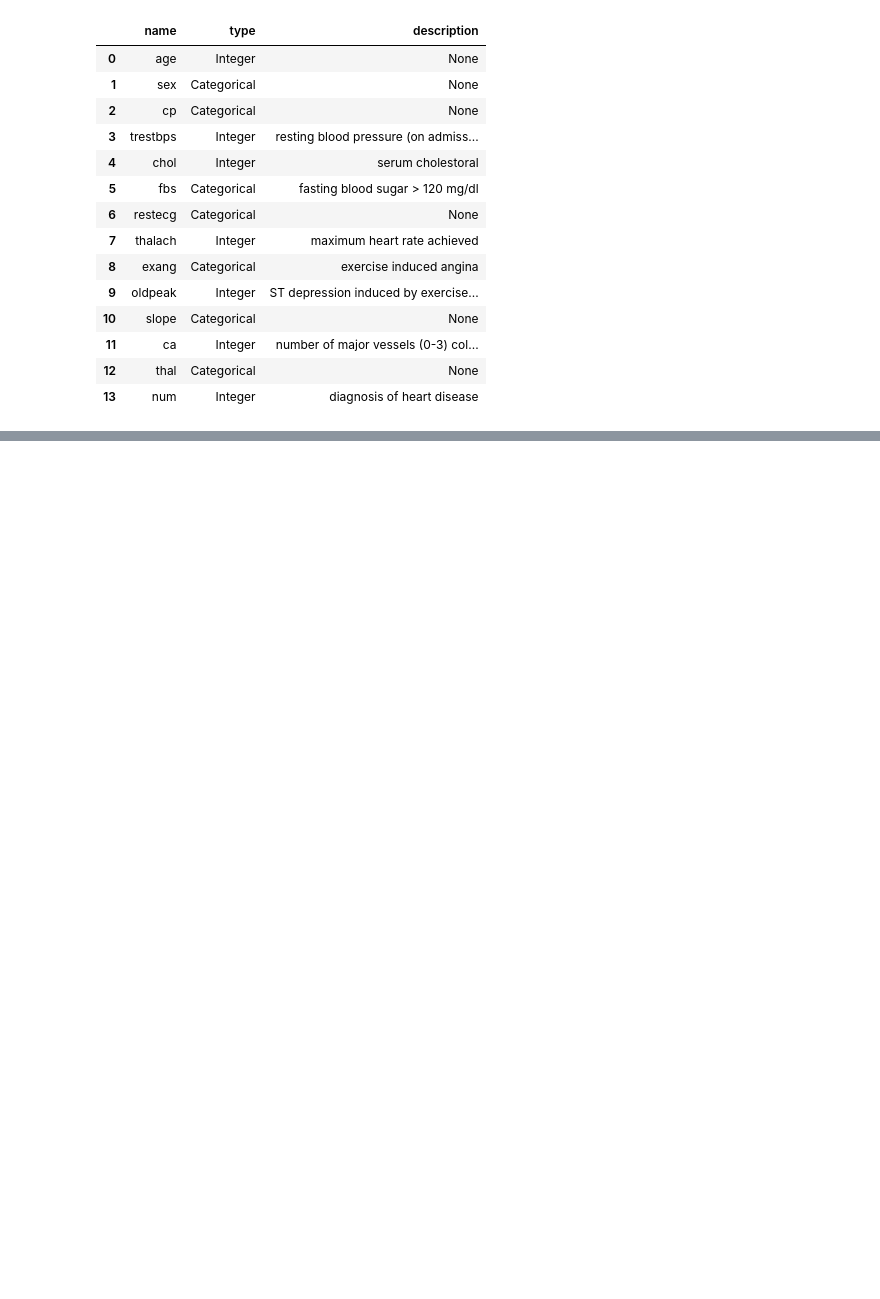
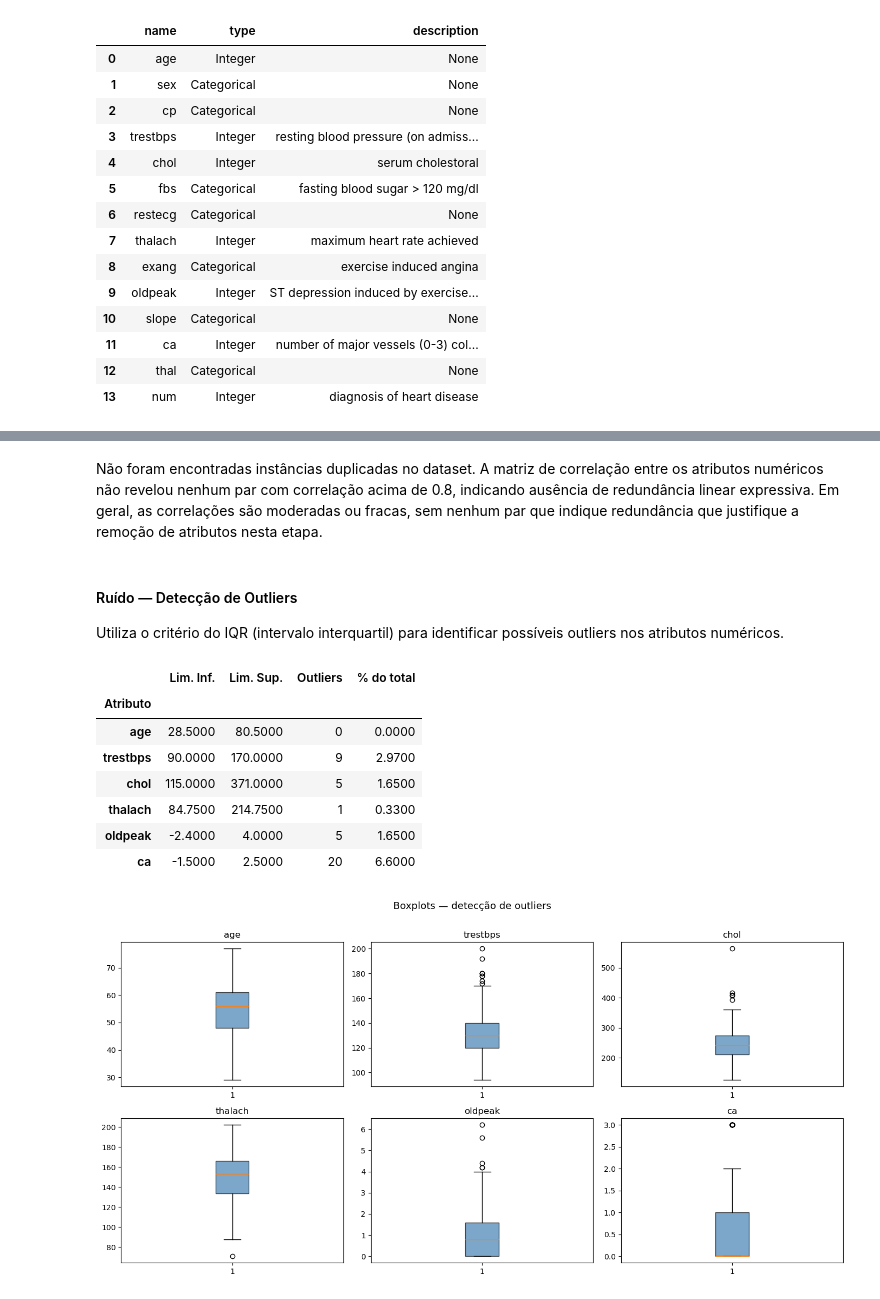
Before and after one commit to hugosrc/iam_20261_a1, a Jupyter notebook: AVA01_IAM_20261_AndreNeves_HugoSouza.ipynb, the cells around one changed output, grey strips where cells are left out. Drawn from its saved outputs; the diff is of its cells as text; code cells hidden in the pictures; blank space fills up the shorter version.

```diff
--- a/AVA01_IAM_20261_AndreNeves_HugoSouza.ipynb
+++ b/AVA01_IAM_20261_AndreNeves_HugoSouza.ipynb
@@ -128,0 +201,17 @@ display(estatisticas[['média', 'mediana', 'moda', 'desvio_padrão', 'Q1', 'Q3',
+# %%
+from scipy.stats import skew, kurtosis
+
+numerical_cols = ['age', 'trestbps', 'chol', 'thalach', 'oldpeak', 'ca']
+
+stats = pd.DataFrame(index=numerical_cols)
+stats['Média']       = X[numerical_cols].mean()
+stats['Mediana']     = X[numerical_cols].median()
+stats['Moda']        = X[numerical_cols].mode().iloc[0]
+stats['Desvio-Pad.'] = X[numerical_cols].std()
+stats['Q1']          = X[numerical_cols].quantile(0.25)
+stats['Q3']          = X[numerical_cols].quantile(0.75)
+stats['Obliquidade'] = X[numerical_cols].apply(lambda col: skew(col.dropna()))
+stats['Curtose']     = X[numerical_cols].apply(lambda col: kurtosis(col.dropna()))
+
+pd.options.display.float_format = '{:.4f}'.format
+display(stats.round(4))
@@ -128,0 +340,49 @@ display(estatisticas[['média', 'mediana', 'moda', 'desvio_padrão', 'Q1', 'Q3',
+# %% [markdown]
+Não foram encontradas instâncias duplicadas no dataset. A matriz de correlação entre os atributos numéricos não revelou nenhum par com correlação acima de 0.8, indicando ausência de redundância linear expressiva. Em geral, as correlações são moderadas ou fracas, sem nenhum par que indique redundância que justifique a remoção de atributos nesta etapa.
+# %% [markdown]
+#### Ruído — Detecção de Outliers
+
+Utiliza o critério do IQR (intervalo interquartil) para identificar possíveis outliers nos atributos numéricos.
+# %%
+outlier_resumo = []
+
+for col in numerical_cols:
+    Q1  = X[col].quantile(0.25)
+    Q3  = X[col].quantile(0.75)
+    IQR = Q3 - Q1
+    lim_inf = Q1 - 1.5 * IQR
+    lim_sup = Q3 + 1.5 * IQR
+    n_outliers = ((X[col] < lim_inf) | (X[col] > lim_sup)).sum()
+    outlier_resumo.append({
+        'Atributo':   col,
+        'Lim. Inf.':  round(lim_inf, 2),
+        'Lim. Sup.':  round(lim_sup, 2),
+        'Outliers':   n_outliers,
+        '% do total': round(n_outliers / len(X) * 100, 2)
+    })
+
+resumo_df = pd.DataFrame(outlier_resumo).set_index('Atributo')
+display(resumo_df)
+
+# Boxplots
+fig, axes = plt.subplots(2, 3, figsize=(14, 7))
+axes = axes.flatten()
+for i, col in enumerate(numerical_cols):
+    axes[i].boxplot(X[col].dropna(), vert=True, patch_artist=True,
+                    boxprops=dict(facecolor='steelblue', alpha=0.7))
+    axes[i].set_title(col)
+    axes[i].set_xlabel('')
+
+plt.suptitle('Boxplots — detecção de outliers', fontsize=13, y=1.01)
+plt.tight_layout()
+plt.show()
+# %% [output]
+|  | Lim. Inf. | Lim. Sup. | Outliers | % do total |
+| Atributo |  |  |  |  |
+| age | 28.5000 | 80.5000 | 0 | 0.0000 |
+| trestbps | 90.0000 | 170.0000 | 9 | 2.9700 |
+| chol | 115.0000 | 371.0000 | 5 | 1.6500 |
+| thalach | 84.7500 | 214.7500 | 1 | 0.3300 |
+| oldpeak | -2.4000 | 4.0000 | 5 | 1.6500 |
+| ca | -1.5000 | 2.5000 | 20 | 6.6000 |
+[figure, added]
```
Also changed, not shown: parts of 16 cells of this notebook.
